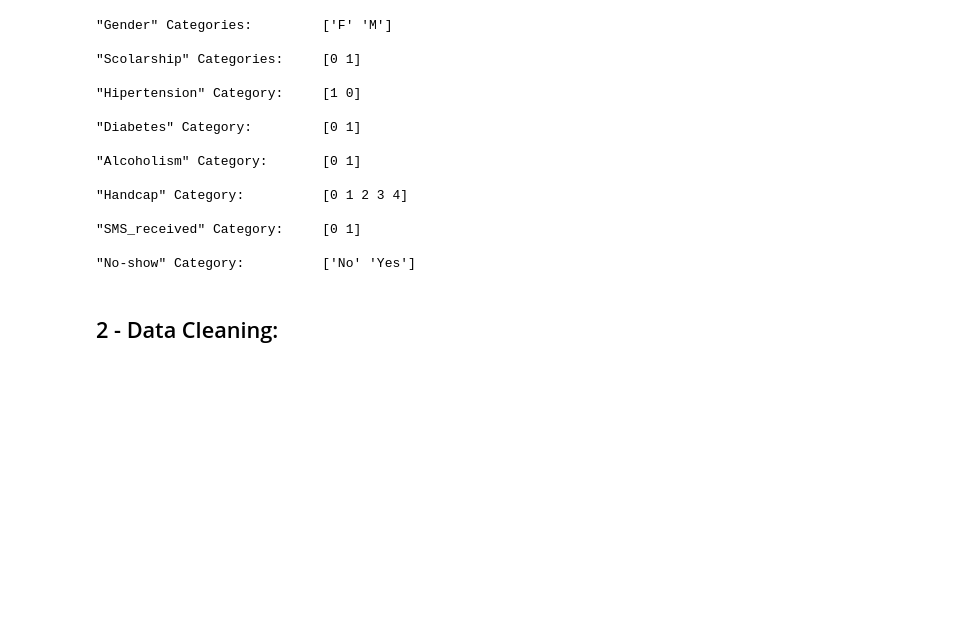
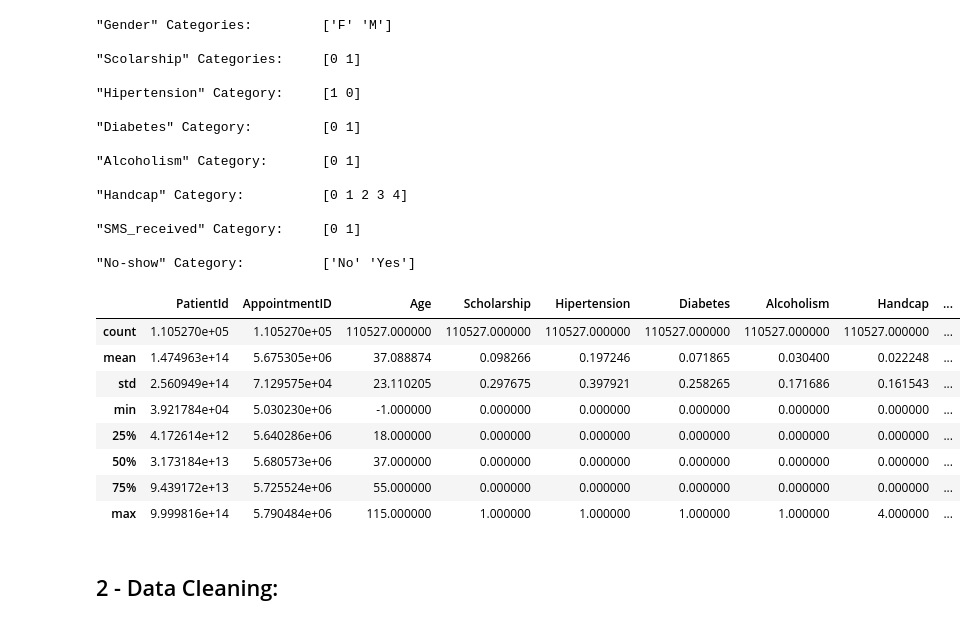
Before and after one commit to hend-a-ghafour/No-Show-Appointments, a Jupyter notebook: no_show_appointments.ipynb, the cells around one changed output. Drawn from its saved outputs; the diff is of its cells as text; code cells hidden in the pictures; blank space fills up the shorter version.

```diff
--- a/no_show_appointments.ipynb
+++ b/no_show_appointments.ipynb
@@ -129,6 +129,19 @@ print('\n"No-show" Category:         ', df['No-show'].unique())
 "SMS_received" Category:     [0 1]
 
 "No-show" Category:          ['No' 'Yes']
+# %%
+#The describtive statistics for the whole dataset:
+df.describe()
+# %% [output]
+|  | PatientId | AppointmentID | Age | Scholarship | Hipertension | Diabetes | Alcoholism | Handcap | ... |
+| count | 1.105270e+05 | 1.105270e+05 | 110527.000000 | 110527.000000 | 110527.000000 | 110527.000000 | 110527.000000 | 110527.000000 | ... |
+| mean | 1.474963e+14 | 5.675305e+06 | 37.088874 | 0.098266 | 0.197246 | 0.071865 | 0.030400 | 0.022248 | ... |
+| std | 2.560949e+14 | 7.129575e+04 | 23.110205 | 0.297675 | 0.397921 | 0.258265 | 0.171686 | 0.161543 | ... |
+| min | 3.921784e+04 | 5.030230e+06 | -1.000000 | 0.000000 | 0.000000 | 0.000000 | 0.000000 | 0.000000 | ... |
+| 25% | 4.172614e+12 | 5.640286e+06 | 18.000000 | 0.000000 | 0.000000 | 0.000000 | 0.000000 | 0.000000 | ... |
+| 50% | 3.173184e+13 | 5.680573e+06 | 37.000000 | 0.000000 | 0.000000 | 0.000000 | 0.000000 | 0.000000 | ... |
+| 75% | 9.439172e+13 | 5.725524e+06 | 55.000000 | 0.000000 | 0.000000 | 0.000000 | 0.000000 | 0.000000 | ... |
+| max | 9.999816e+14 | 5.790484e+06 | 115.000000 | 1.000000 | 1.000000 | 1.000000 | 1.000000 | 4.000000 | ... |
 # %% [markdown]
 <a id='clean'></a>
 ## 2 - Data Cleaning:
```
Also changed, not shown: parts of 13 cells of this notebook.
